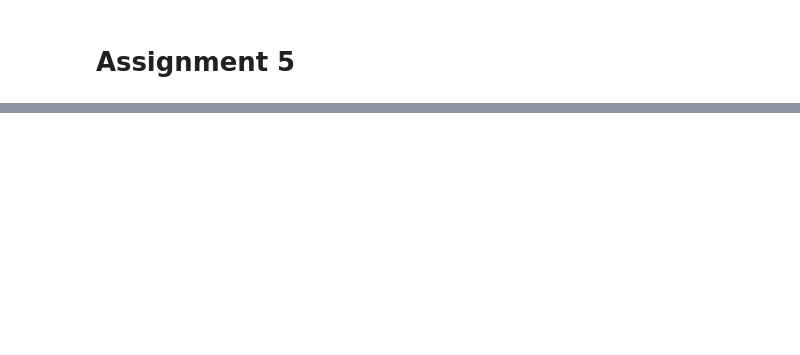
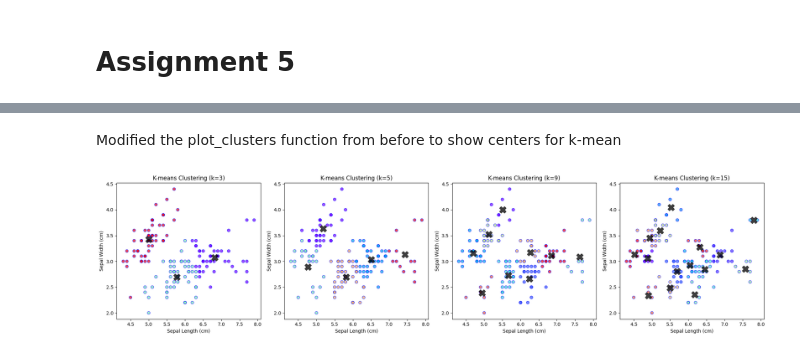
Before and after one commit to chch1022/cs6220_2024, a Jupyter notebook: M5-A5.ipynb, the cells around one changed output, grey strips where cells are left out. Drawn from its saved outputs; the diff is of its cells as text; code cells hidden in the pictures; blank space fills up the shorter version.

```diff
--- a/M5-A5.ipynb
+++ b/M5-A5.ipynb
@@ -25,0 +108,26 @@ df.head()
+# %% [markdown]
+Modified the plot_clusters function from before to show centers for k-mean
+# %%
+def plot_clusters_kmeans(data, labels, centers, title, ax):
+    scatter = ax.scatter(data.iloc[:, 0], data.iloc[:, 1], c=labels, cmap='rainbow', alpha=0.7, edgecolors='b')
+    ax.scatter(centers[:, 0], centers[:, 1], c='black', s=200, alpha=0.75, marker='X')  # Plot cluster centers
+    ax.set_xlabel('Sepal Length (cm)')
+    ax.set_ylabel('Sepal Width (cm)')
+    ax.set_title(title)
+    return scatter  ## Step 5
+# %%
+# Create subplots
+fig, axes = plt.subplots(1, len(k_values), figsize=(20, 5))
+
+for i, k in enumerate(k_values):
+    # K-means clustering
+    kmeans = KMeans(n_clusters=k, random_state=42)
+    kmeans_labels = kmeans.fit_predict(df)
+    centers = kmeans.cluster_centers_
+    plot_clusters_kmeans(df, kmeans_labels, centers, f'K-means Clustering (k={k})', axes[i])
+
+# Adjust layout
+plt.tight_layout()
+plt.show()
+# %% [output]
+[figure, added]
```
Also changed, not shown: parts of 13 cells of this notebook.
